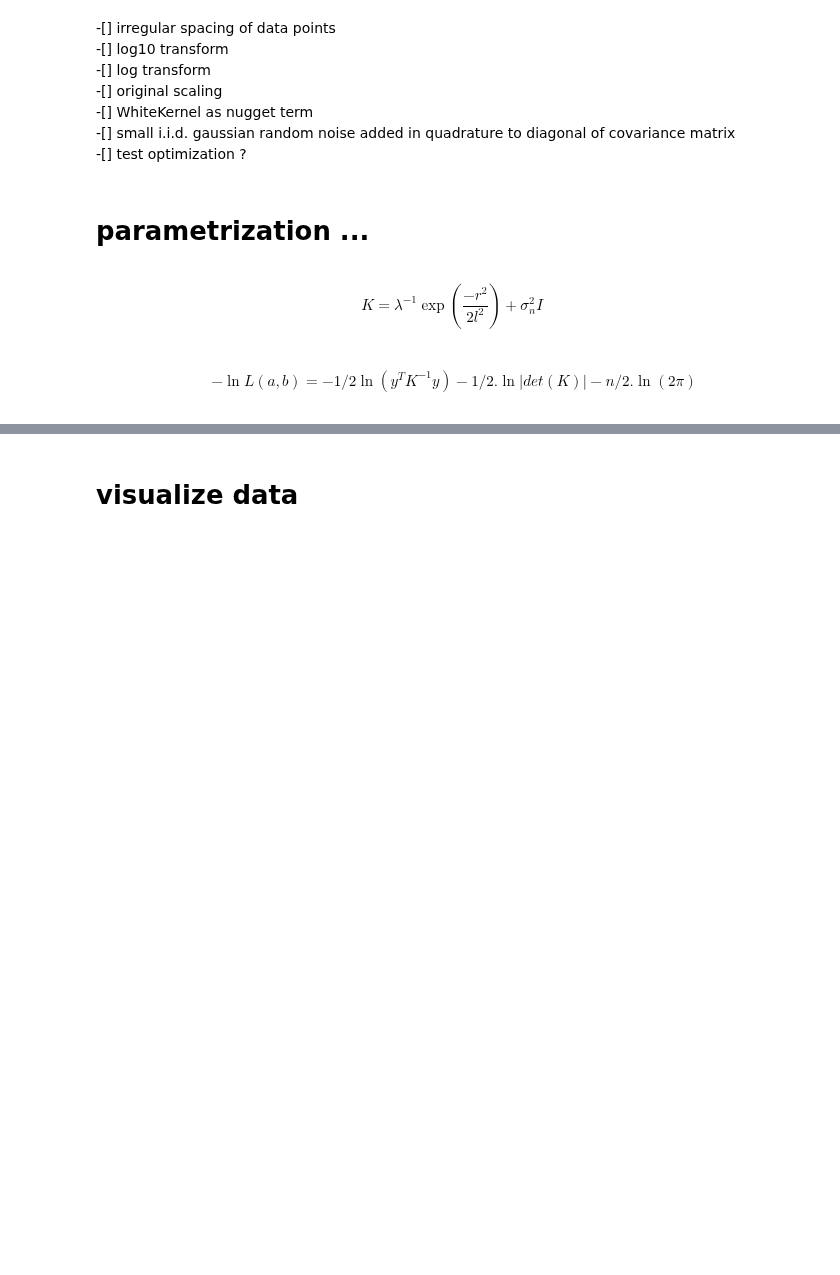
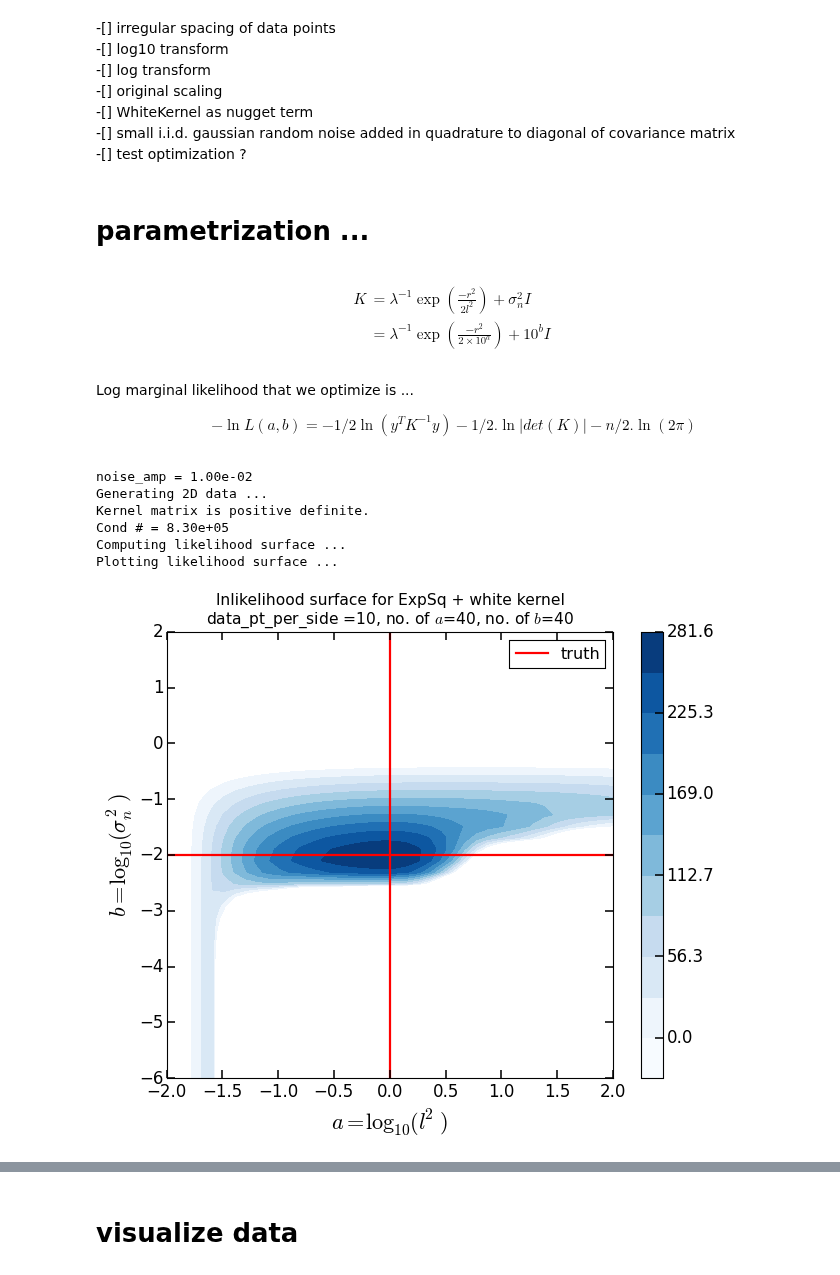
Before and after one commit to karenyyng/shear_gp, a Jupyter notebook: prototypes/visualize_likelihood_surface_w_WhiteKernel.ipynb, the cells around one changed output, grey strips where cells are left out. Drawn from its saved outputs; the diff is of its cells as text; code cells hidden in the pictures; blank space fills up the shorter version.

```diff
--- a/prototypes/visualize_likelihood_surface_w_WhiteKernel.ipynb
+++ b/prototypes/visualize_likelihood_surface_w_WhiteKernel.ipynb
@@ -38,11 +38,48 @@ derKernels = [KappaKappaExpSquaredKernel, WhiteKernel]
 # %% [markdown]
 # parametrization ...
 # %% [markdown]
-$$K = \lambda^{-1} \exp\left(\frac{-r^2}{2l^2}\right) + \sigma_n^2 I$$
+\begin{align}
+K &= \lambda^{-1} \exp\left(\frac{-r^2}{2l^2}\right) + \sigma_n^2 I\\
+&= \lambda^{-1} \exp\left(\frac{-r^2}{2 \times 10^{a}}\right) + 10^b I
+\end{align}
 # %% [markdown]
+Log marginal likelihood that we optimize is ...
 \begin{align}
 - \ln L(a, b) = - 1/ 2 \ln (y^T K^{-1} y) - 1 / 2. \ln |det(K)| - n / 2. \ln (2\pi)
 \end{align}
+# %%
+inv_lambda = 1.
+l_sq = 1.
+noise_amp = 1e-2
+p0_rng = (0.01, 100.)
+p0_grid_pts = 40
+p1_rng = (1e-6, 100.)
+p1_grid_pts = 40
+
+rng = (0, 10.)
+data_pts_no_per_side = 10
+
+p0_grid, p1_grid, likelihood_surface = \
+    fit.compute_log10_transformed_ln_likelihood_surface(
+    inv_lambda, l_sq, noise_amp, kernels,
+    data_pts_no_per_side, p0_rng=p0_rng,
+    p1_rng=p1_rng, p0_grid_pts=p0_grid_pts,
+    p1_grid_pts=p1_grid_pts, regular_grid=True)
+
+_ = dplot.plot_log10_transformed_ln_likelihood_surface(
+    (l_sq, noise_amp), p0_grid, p1_grid, likelihood_surface,
+    "ExpSq + white kernel", data_pts_no_per_side,
+    r"$a = \log_{10}(l^2)$",
+    r"$b = \log_{10}(\sigma_n^2)$",
+)
+# %% [output]
+noise_amp = 1.00e-02
+Generating 2D data ...
+Kernel matrix is positive definite.
+Cond # = 8.30e+05
+Computing likelihood surface ...
+Plotting likelihood surface ...
+[figure, added]
 # %%
 inv_lambda = 1.
 l_sq = 1.
```
Also changed, not shown: parts of 10 cells of this notebook, 2 other files.
